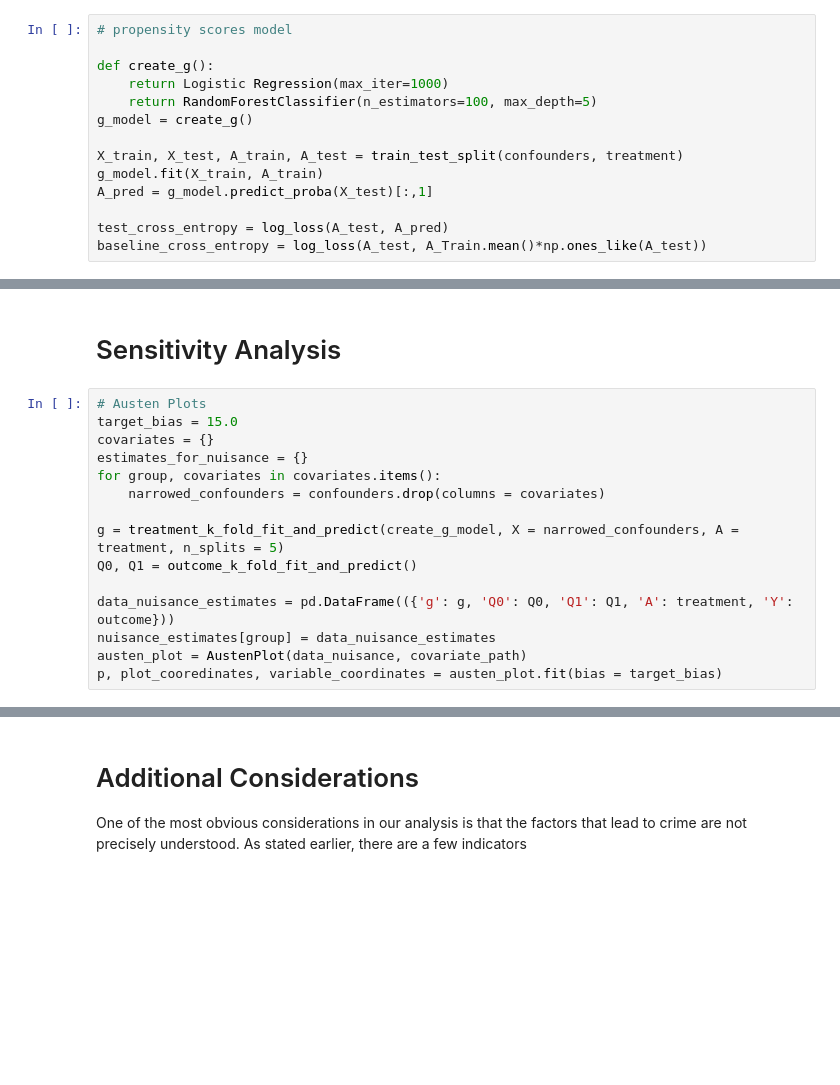
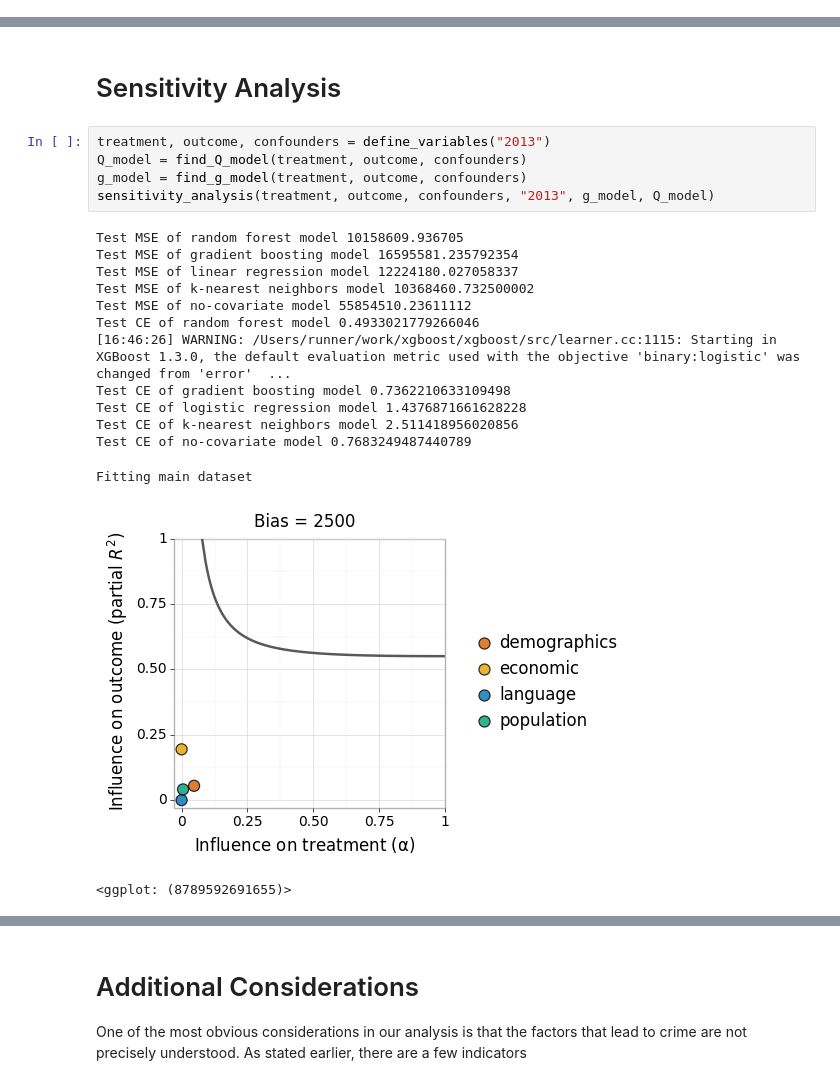
Before and after one commit to dvalverde123/Stat27420, a Jupyter notebook: FINAL_REPORT_NOTEBOOK.ipynb, the cells around one changed output, grey strips where cells are left out. Saved outputs shown, nothing was run; the diff lists cells and outputs as text; blank space fills up the shorter version.

Commit message:
austen plots

```diff
--- a/FINAL_REPORT_NOTEBOOK.ipynb
+++ b/FINAL_REPORT_NOTEBOOK.ipynb
@@ -93,16 +48,2 @@ NameError: name 'RANDOM_SEED' is not defined
-# %%
-# propensity scores model
-
-def create_g():
-    return Logistic Regression(max_iter=1000)
-    return RandomForestClassifier(n_estimators=100, max_depth=5)
-g_model = create_g()
-
-X_train, X_test, A_train, A_test = train_test_split(confounders, treatment)
-g_model.fit(X_train, A_train)
-A_pred = g_model.predict_proba(X_test)[:,1]
-
-test_cross_entropy = log_loss(A_test, A_pred)
-baseline_cross_entropy = log_loss(A_test, A_Train.mean()*np.ones_like(A_test))
 # %%
 # could do cross fitting here? Idt it will work tho
@@ -135,18 +376,23 @@ def ate_aiptw(Q0, Q1, g, A, Y, prob_t=None):
 # Results
 # %% [markdown]
 # Sensitivity Analysis
-# %%
-# Austen Plots
-target_bias = 15.0
-covariates = {}
-estimates_for_nuisance = {}
-for group, covariates in covariates.items():
-    narrowed_confounders = confounders.drop(columns = covariates)
-
-g = treatment_k_fold_fit_and_predict(create_g_model, X = narrowed_confounders, A = treatment, n_splits = 5)
-Q0, Q1 = outcome_k_fold_fit_and_predict()
-
-data_nuisance_estimates = pd.DataFrame(({'g': g, 'Q0': Q0, 'Q1': Q1, 'A': treatment, 'Y': outcome}))
-nuisance_estimates[group] = data_nuisance_estimates
-austen_plot = AustenPlot(data_nuisance, covariate_path)
-p, plot_cooredinates, variable_coordinates = austen_plot.fit(bias = target_bias)
+# %%
+treatment, outcome, confounders = define_variables("2013")
+Q_model = find_Q_model(treatment, outcome, confounders)
+g_model = find_g_model(treatment, outcome, confounders)
+sensitivity_analysis(treatment, outcome, confounders, "2013", g_model, Q_model)
+# %% [output]
+Test MSE of random forest model 10158609.936705
+Test MSE of gradient boosting model 16595581.235792354
+Test MSE of linear regression model 12224180.027058337
+Test MSE of k-nearest neighbors model 10368460.732500002
+Test MSE of no-covariate model 55854510.23611112
+Test CE of random forest model 0.4933021779266046
+[16:46:26] WARNING: /Users/runner/work/xgboost/xgboost/src/learner.cc:1115: Starting in XGBoost 1.3.0, the default evaluation metric used with the objective 'binary:logistic' was changed from 'error'  ...
+Test CE of gradient boosting model 0.7362210633109498
+Test CE of logistic regression model 1.4376871661628228
+Test CE of k-nearest neighbors model 2.511418956020856
+Test CE of no-covariate model 0.7683249487440789
+Fitting main dataset
+[figure, added]
+<ggplot: (8789592691655)>
```
Also changed, not shown: parts of 10 cells of this notebook.
